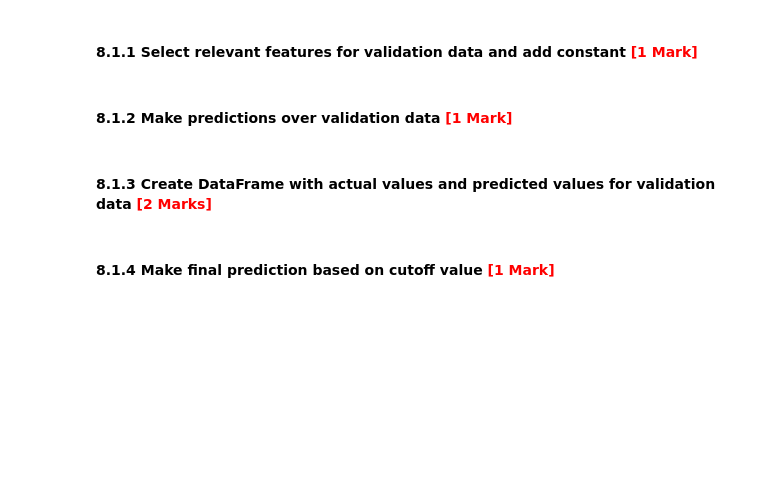
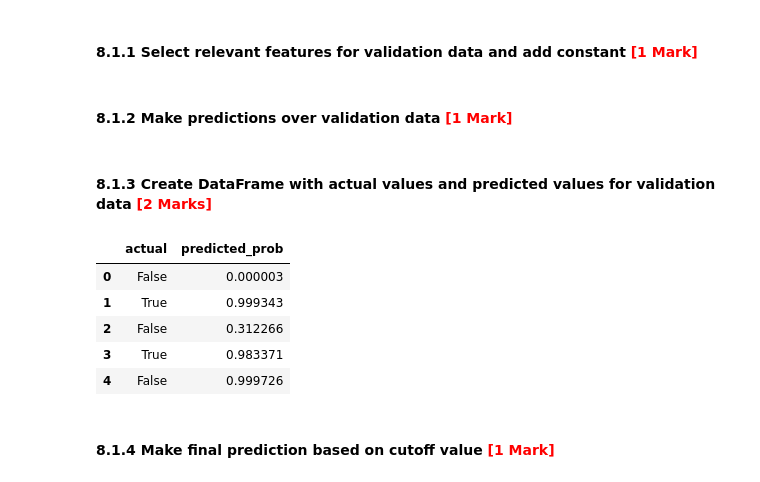
Before and after one commit to shivanshu-sigh-dev/fraudulent-claim-detection, a Jupyter notebook: Fraudulent_Claim_Detection_Starter.ipynb, the cells around one changed output. Saved outputs shown, nothing was run; the diff lists cells and outputs as text; code cells hidden in the pictures; blank space fills up the shorter version.

```diff
--- a/Fraudulent_Claim_Detection_Starter.ipynb
+++ b/Fraudulent_Claim_Detection_Starter.ipynb
@@ -1530,6 +1720,20 @@ Use the model from the previous step to make predictions on the validation data
 #### **8.1.3** Create DataFrame with actual values and predicted values for validation data <font color="red">[2 Marks]</font>
 # %%
 #  Create DataFrame with actual values and predicted values for validation data
+
+validation_pred_df = pd.DataFrame({
+    'actual': y_validation_dummies.values.ravel(),
+    'predicted_prob': y_validation_pred
+})
+
+validation_pred_df.head()
+# %% [output]
+|  | actual | predicted_prob |
+| 0 | False | 0.000003 |
+| 1 | True | 0.999343 |
+| 2 | False | 0.312266 |
+| 3 | True | 0.983371 |
+| 4 | False | 0.999726 |
 # %% [markdown]
 #### **8.1.4** Make final prediction based on cutoff value <font color="red">[1 Mark]</font>
 # %%
```
Also changed, not shown: parts of 46 cells of this notebook.
